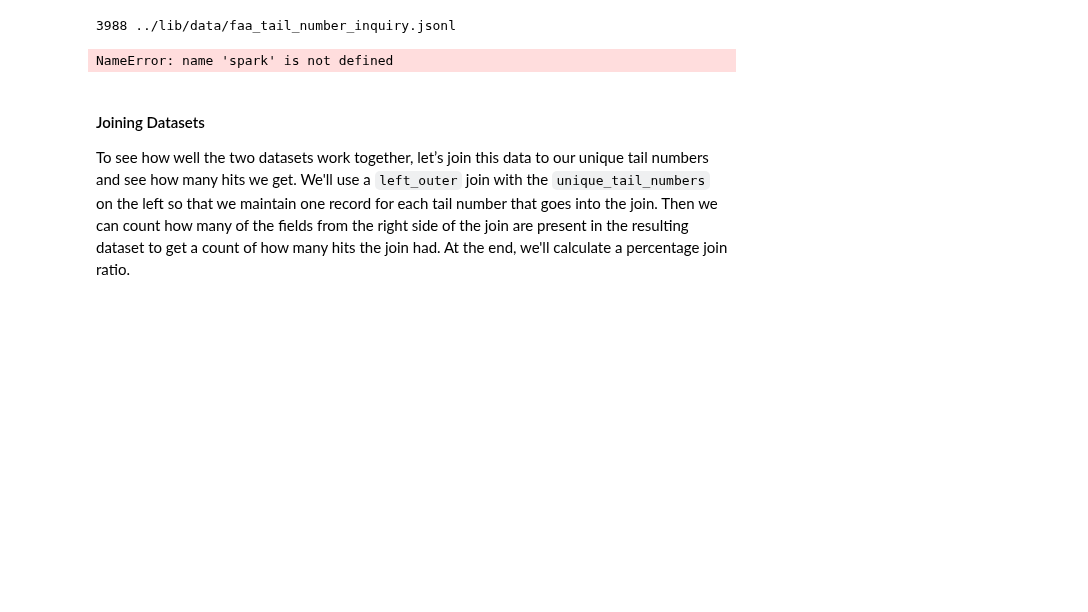
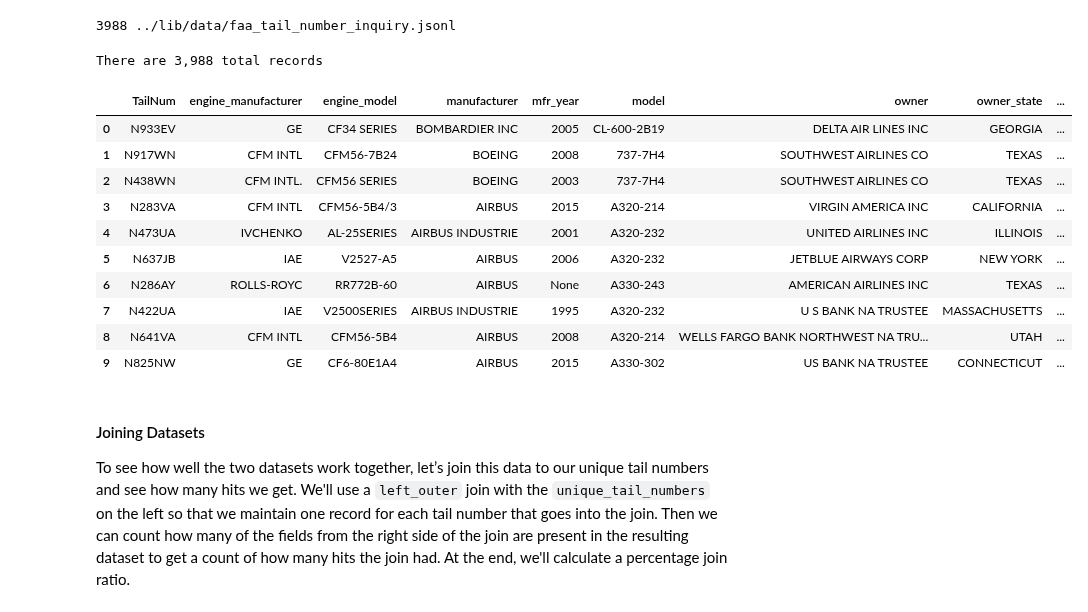
Before and after one commit to vineyshar/Agile_Data_Code_2, a Jupyter notebook: ch05/Visualizing_Data_with_Charts_and_Tables.ipynb, the cells around one changed output. Drawn from its saved outputs; the diff is of its cells as text; code cells hidden in the pictures; blank space fills up the shorter version.

Commit message:
Updated to make the Airliners.net example go

```diff
--- a/ch05/Visualizing_Data_with_Charts_and_Tables.ipynb
+++ b/ch05/Visualizing_Data_with_Charts_and_Tables.ipynb
@@ -1207,16 +1365,28 @@ wc -l ../lib/data/faa_tail_number_inquiry.jsonl
 # %%
 # Load the FAA N-Number Inquiry Records
 faa_tail_number_inquiry = spark.read.json('../lib/data/faa_tail_number_inquiry.jsonl')
-faa_tail_number_inquiry.show(5)
 
 total_faa_records = faa_tail_number_inquiry.count()
 
 # Count the records
 print("There are {:,} total records".format(
     total_faa_records
 ))
+
+faa_tail_number_inquiry.limit(10).toPandas()
 # %% [output]
-NameError: name 'spark' is not defined
+There are 3,988 total records
+|  | TailNum | engine_manufacturer | engine_model | manufacturer | mfr_year | model | owner | owner_state | ... |
+| 0 | N933EV | GE | CF34 SERIES | BOMBARDIER INC | 2005 | CL-600-2B19 | DELTA AIR LINES INC | GEORGIA | ... |
+| 1 | N917WN | CFM INTL | CFM56-7B24 | BOEING | 2008 | 737-7H4 | SOUTHWEST AIRLINES CO | TEXAS | ... |
+| 2 | N438WN | CFM INTL. | CFM56 SERIES | BOEING | 2003 | 737-7H4 | SOUTHWEST AIRLINES CO | TEXAS | ... |
+| 3 | N283VA | CFM INTL | CFM56-5B4/3 | AIRBUS | 2015 | A320-214 | VIRGIN AMERICA INC | CALIFORNIA | ... |
+| 4 | N473UA | IVCHENKO | AL-25SERIES | AIRBUS INDUSTRIE | 2001 | A320-232 | UNITED AIRLINES INC | ILLINOIS | ... |
+| 5 | N637JB | IAE | V2527-A5 | AIRBUS | 2006 | A320-232 | JETBLUE AIRWAYS CORP | NEW YORK | ... |
+| 6 | N286AY | ROLLS-ROYC | RR772B-60 | AIRBUS | None | A330-243 | AMERICAN AIRLINES INC | TEXAS | ... |
+| 7 | N422UA | IAE | V2500SERIES | AIRBUS INDUSTRIE | 1995 | A320-232 | U S BANK NA TRUSTEE | MASSACHUSETTS | ... |
+| 8 | N641VA | CFM INTL | CFM56-5B4 | AIRBUS | 2008 | A320-214 | WELLS FARGO BANK NORTHWEST NA TRU... | UTAH | ... |
+| 9 | N825NW | GE | CF6-80E1A4 | AIRBUS | 2015 | A330-302 | US BANK NA TRUSTEE | CONNECTICUT | ... |
 # %% [markdown]
 #### Joining Datasets
 
```
Also changed, not shown: parts of 27 cells of this notebook.
